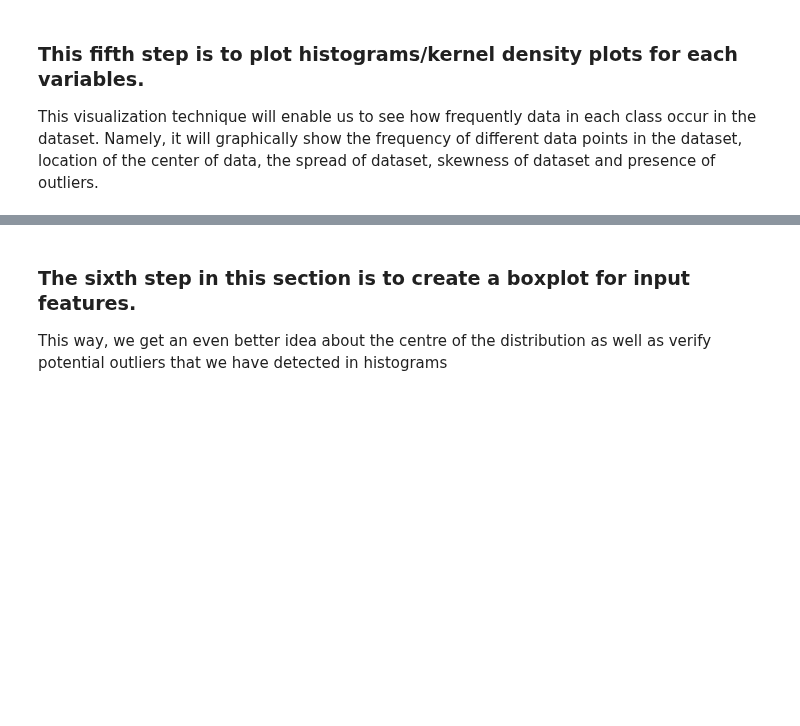
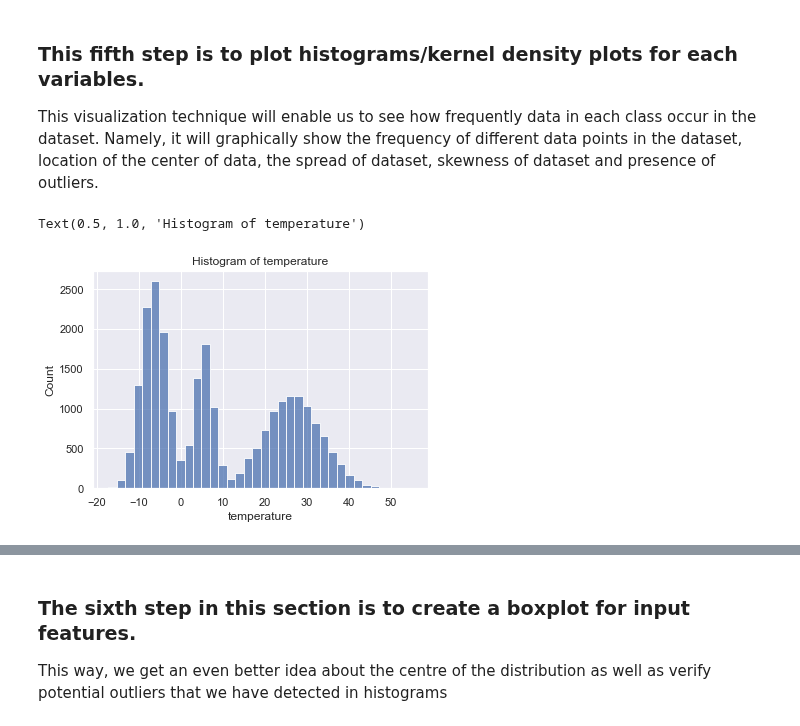
Before and after one commit to TechLabs-Berlin/wt21-commfy, a Jupyter notebook: multiclass_classification_feet.ipynb, the cells around one changed output, grey strips where cells are left out. Saved outputs shown, nothing was run; the diff lists cells and outputs as text; code cells hidden in the pictures; blank space fills up the shorter version.

Commit message:
EDA and data cleaning are almost complete

```diff
--- a/multiclass_classification_feet.ipynb
+++ b/multiclass_classification_feet.ipynb
@@ -72,6 +105,8 @@ plt.show()
 This visualization technique will enable us to see how frequently data in each class occur in the dataset. Namely, it will graphically show the frequency of different data points in the dataset, location of the center of data, the spread of dataset, skewness of dataset and presence of outliers.
 # %%
 #histograms - for quantitative data
-sns.distplot(example_data[‘column’], kde = False/True).set_title(‘Title’)
+sns.histplot(feets["temperature"], kde = False).set_title("Histogram of temperature")
 #kde - by default always includes are density plot. if it visually distracts, you can set the parameter kde into false.
-plot.show()
+# %% [output]
+Text(0.5, 1.0, 'Histogram of temperature')
+[figure, added]
```
Also changed, not shown: parts of 23 cells of this notebook.
